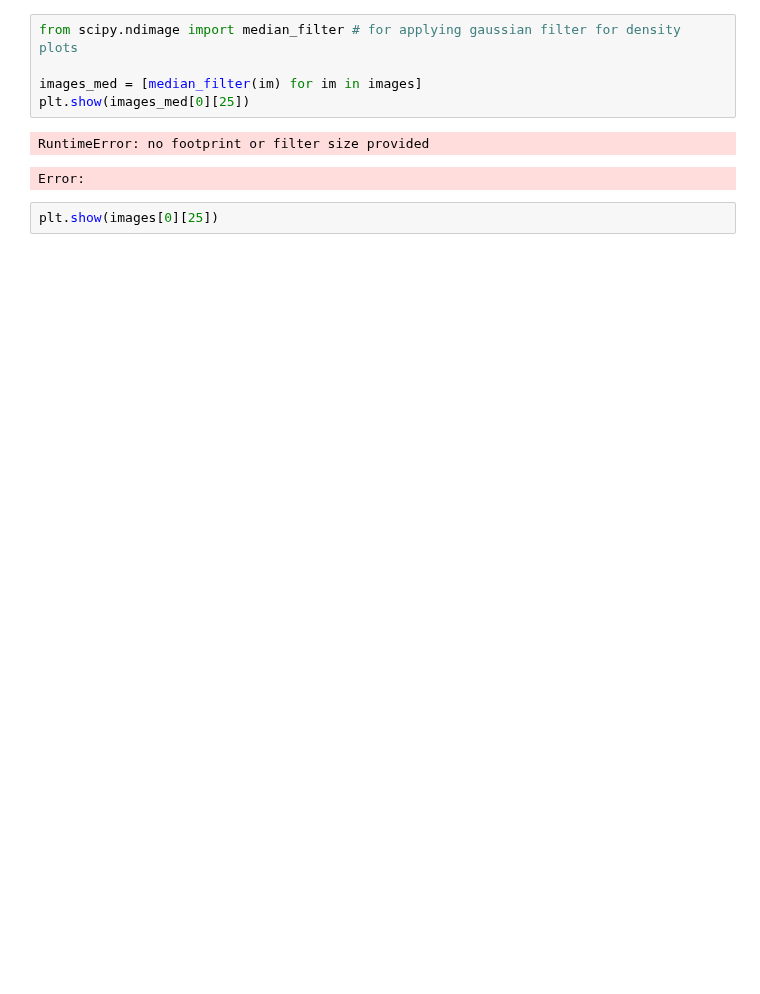
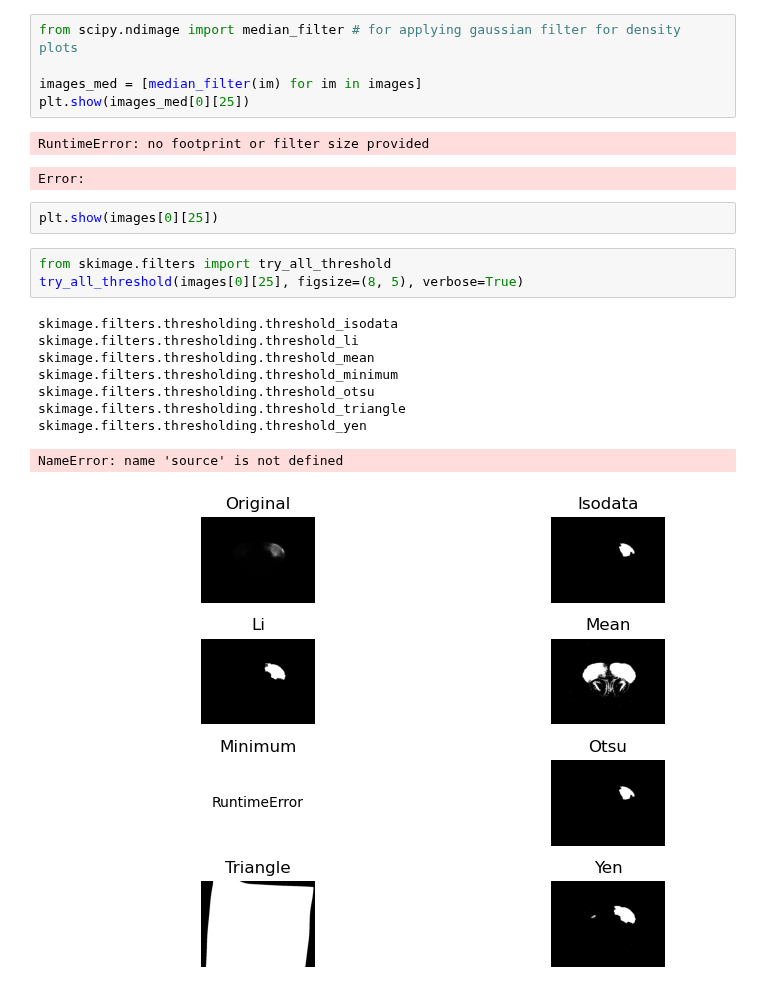
Before and after one commit to eisko/STP_analysis, a Jupyter notebook: replicates.ipynb, the cells around one changed output. Cells and saved outputs as stored; diff of their text form; blank space fills up the shorter version.

```diff
--- a/replicates.ipynb
+++ b/replicates.ipynb
@@ -131,3 +154,16 @@ RuntimeError: no footprint or filter size provided
 Error:
 # %%
 plt.show(images[0][25])
+# %%
+from skimage.filters import try_all_threshold
+try_all_threshold(images[0][25], figsize=(8, 5), verbose=True)
+# %% [output]
+skimage.filters.thresholding.threshold_isodata
+skimage.filters.thresholding.threshold_li
+skimage.filters.thresholding.threshold_mean
+skimage.filters.thresholding.threshold_minimum
+skimage.filters.thresholding.threshold_otsu
+skimage.filters.thresholding.threshold_triangle
+skimage.filters.thresholding.threshold_yen
+NameError: name 'source' is not defined
+[figure, added]
```
Also changed, not shown: parts of 12 cells of this notebook, 1 other file.
